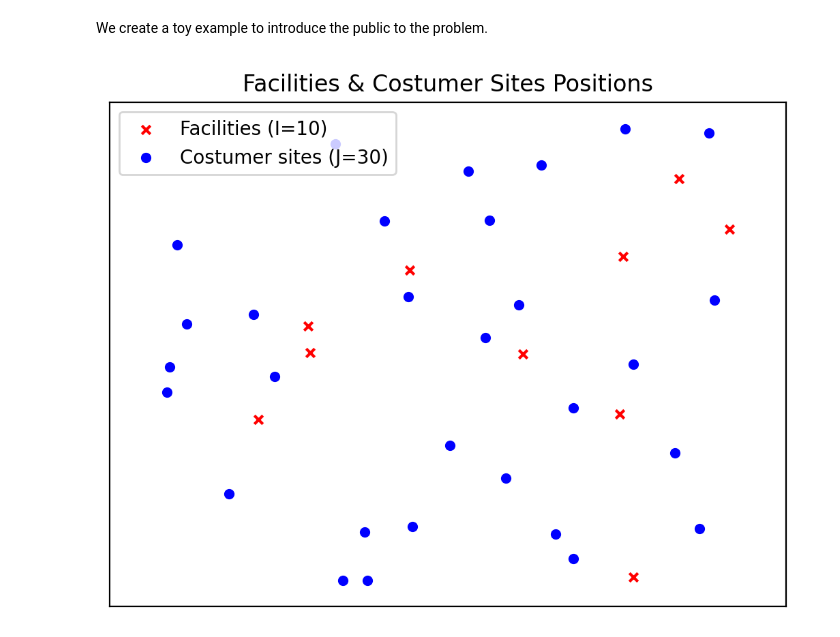
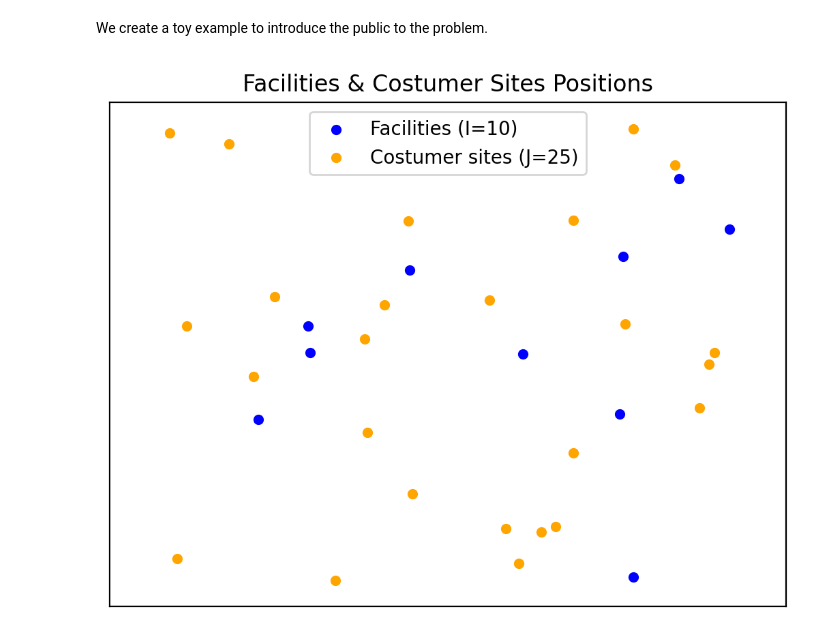
Before and after one commit to gabriel-fortin-leblanc/distributionally-robust-facility-location-problem, a Jupyter notebook: src/presentation.ipynb, the cells around one changed output. Cells and saved outputs as stored; diff of their text form; code cells hidden in the pictures.

Commit message:
Generate figures

```diff
--- a/src/presentation.ipynb
+++ b/src/presentation.ipynb
@@ -19,22 +19,23 @@ np.random.seed(1234)
 x_lim = (-10, 10)
 y_lim = (-10, 10)
 num_fac = 10
-num_cs = 30
+num_cs = 25
 fac_pos = np.stack(
     (
         np.random.uniform(x_lim[0], x_lim[1], num_fac),
-        np.random.uniform(y_lim[0], y_lim[1], num_fac)
+        np.random.uniform(y_lim[0], y_lim[1], num_fac),
     ),
-    axis=1
+    axis=1,
 )
 cs_pos = np.stack(
     (
         np.random.uniform(x_lim[0], x_lim[1], num_cs),
-        np.random.uniform(y_lim[0], y_lim[1], num_cs)
+        np.random.uniform(y_lim[0], y_lim[1], num_cs),
     ),
-    axis=1
+    axis=1,
 )
 dd_sup = np.arange(1, 100)  # Demand support
+cs_oc = np.random.uniform(5000, 10000, size=num_fac)
 fac_cap = np.random.uniform(10, 50, size=num_fac)  # Facility capacities
 cs_rev = np.random.normal(150, 10, num_cs)  # Costumer site revenues
 cs_pen = np.repeat(250, num_cs)  # Costumer site penalties
@@ -48,24 +49,45 @@ t_costs = np.empty_like(t_factor)
 for i in range(num_fac):
     for j in range(num_cs):
         t_costs[i, j] = t_factor[i, j] * dist(fac_pos[i], cs_pos[j])
+
+flp = pg.FLP(
+    nf=num_fac,
+    nc=num_cs,
+    sd=dd_sup,
+    oc=cs_oc,
+    tc=t_costs,
+    cf=fac_cap,
+    rc=cs_rev,
+    pc=cs_pen,
+)
 # %%
 # Plot facility and costumer site positions
 fig = plt.figure(dpi=200)
 ax = fig.add_subplot()
 ax.set_title("Facilities & Costumer Sites Positions")
 ax.set_xlim(-11, 11)
 ax.set_ylim(-11, 11)
 # ax.grid(visible=True)
 ax.scatter(
-    fac_pos[:, 0], fac_pos[:, 1], c="red", marker="x", s=20, label=f"Facilities (I={num_fac})"
+    fac_pos[:, 0],
+    fac_pos[:, 1],
+    c="blue",
+    marker="o",
+    s=20,
+    label=f"Facilities (I={num_fac})",
 )
 ax.scatter(
-    cs_pos[:, 0], cs_pos[:, 1], c="blue", marker="o", s=20, label=f"Costumer sites (J={num_cs})"
+    cs_pos[:, 0],
+    cs_pos[:, 1],
+    c="orange",
+    marker="o",
+    s=20,
+    label=f"Costumer sites (J={num_cs})",
 )
 ax.get_xaxis().set_visible(False)
 ax.get_yaxis().set_visible(False)
 ax.legend()
 fig.savefig(os.path.join(FIGURE_DIR, "facility_costumer_site_pos.png"))
 fig.show()
 # %% [output]
-[figure, old version]
+[figure, new version]
```
Also changed, not shown: parts of 6 cells of this notebook, 3 other files.
